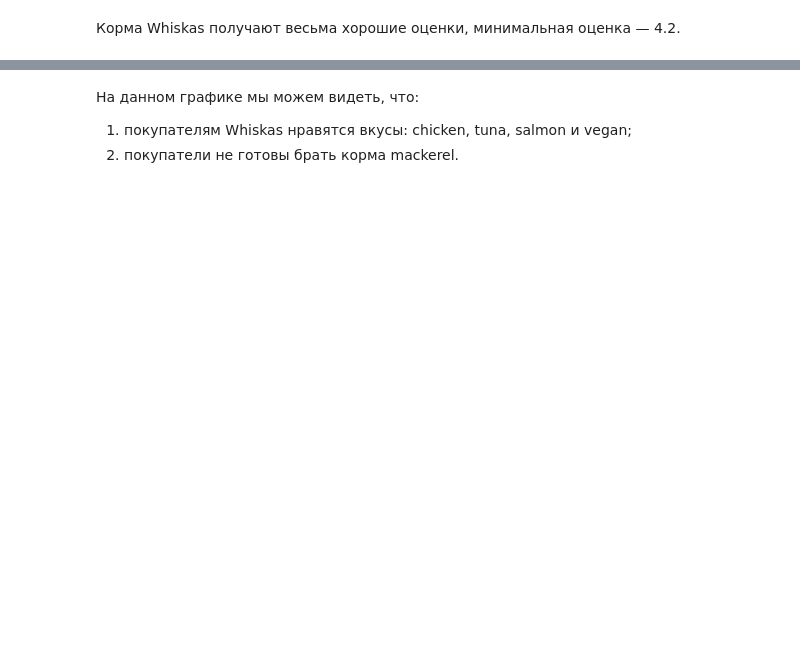
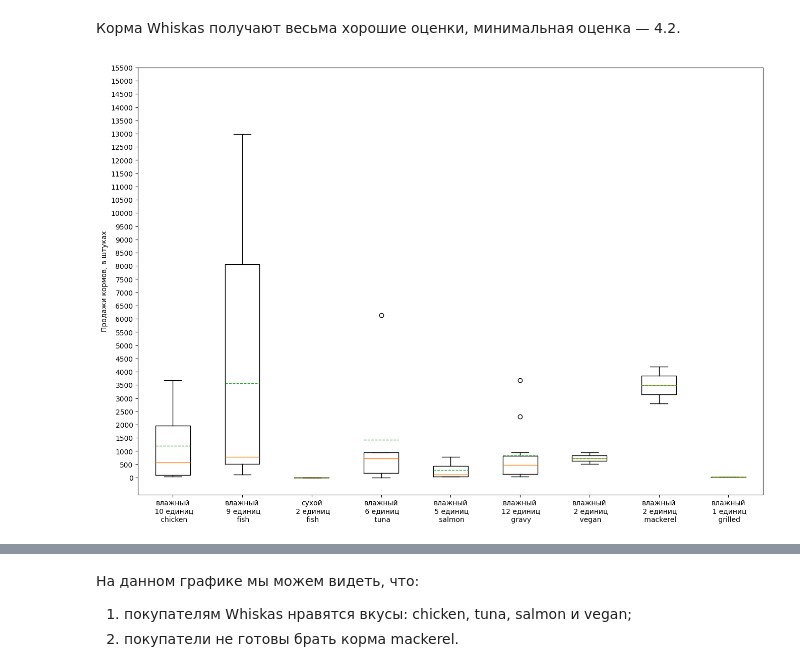
Before and after one commit to leonid1525/research_on_cat_food, a Jupyter notebook: research_on_cat_food.ipynb, the cells around one changed output, grey strips where cells are left out. Saved outputs shown, nothing was run; the diff lists cells and outputs as text; code cells hidden in the pictures; blank space fills up the shorter version.

```diff
--- a/research_on_cat_food.ipynb
+++ b/research_on_cat_food.ipynb
@@ -479,5 +520,7 @@ boxplot_ing_only_comp(data, 'star_rating', "Рейтинг", ['chicken', 'fish',
 # %% [markdown]
 Корма Whiskas получают весьма хорошие оценки, минимальная оценка — 4.2.
 # %%
-boxplot_ing_only_comp(data, 'packages_sold', "Продажи кормов, в штуках", ['chicken', 'fish', 'tuna', 'salmon', 'gravy', 'vegan', 'mackerel', 'grilled'], 'whiskas')
+boxplot_ing(data[data["company"]=="whiskas"], 'packages_sold', "Продажи кормов, в штуках", ['chicken', 'fish', 'tuna', 'salmon', 'gravy', 'vegan', 'mackerel', 'grilled'])
+# %% [output]
+[figure, added]
 # %%
```
Also changed, not shown: parts of 26 cells of this notebook, 1 other file.
